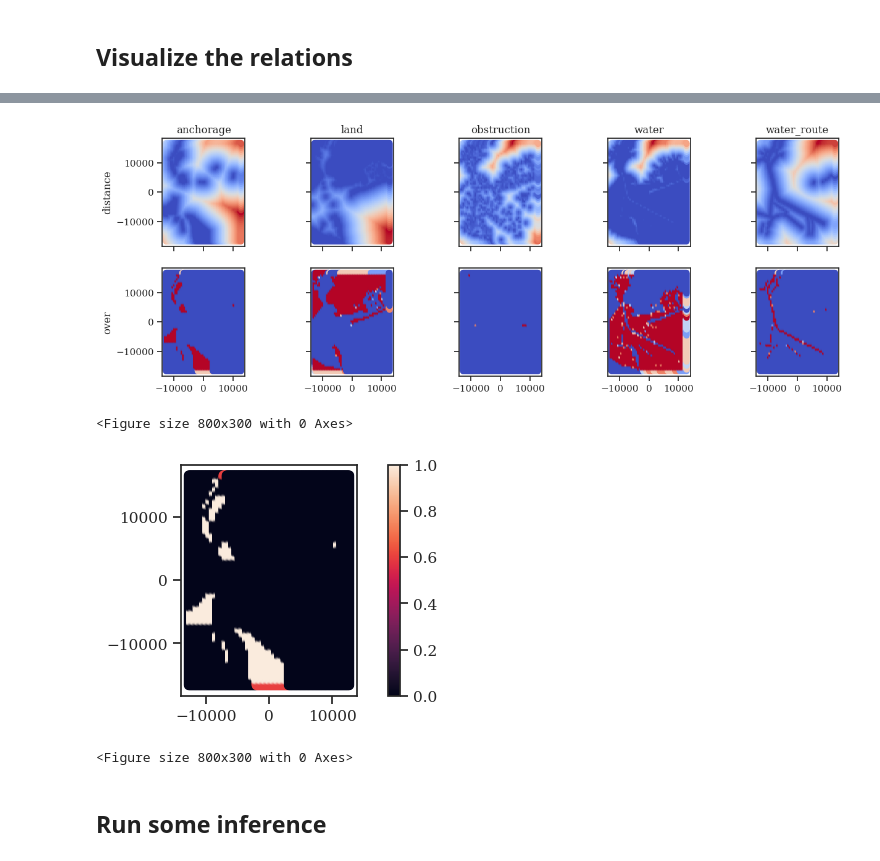
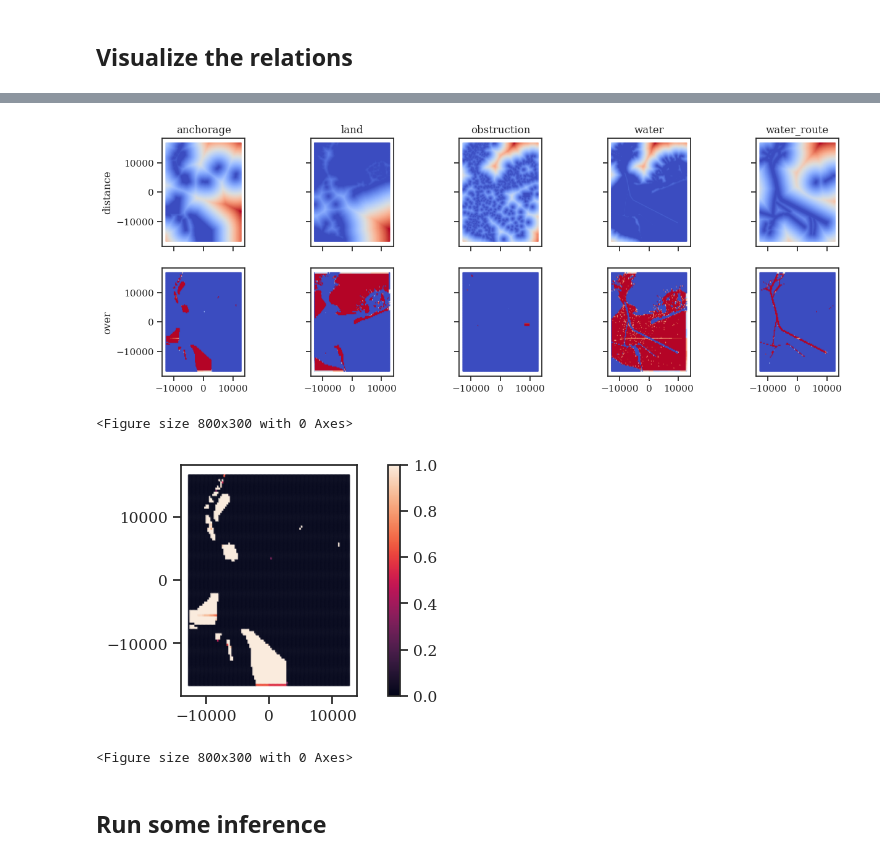
Before and after one commit to HRI-EU/ProMis, a Jupyter notebook: examples/promis-ships.ipynb, the cells around one changed output, grey strips where cells are left out. Cells and saved outputs as stored; diff of their text form; code cells hidden in the pictures.

```diff
--- a/examples/promis-ships.ipynb
+++ b/examples/promis-ships.ipynb
@@ -190,7 +173,7 @@ for i, relation_type in enumerate(all_relation_types):
 
         # Get the relation and visualize it
         relation = star_map.get(relation_type, location_type)
-        relation.parameters.scatter(axis=ax, cmap="coolwarm")
+        relation.parameters.scatter(axis=ax, cmap="coolwarm", s=0.1)
 
         # if j == len(all_location_types) - 1:
         #     plt.colorbar()
@@ -198,14 +181,14 @@ for i, relation_type in enumerate(all_relation_types):
 plt.show()
 plt.clf()
 # %% [output]
-[figure, old version]
+[figure, new version]
 <Figure size 800x300 with 0 Axes>
 # %%
 relation = star_map.get("over", "anchorage")
-relation.parameters.scatter(vmin=0)
+relation.parameters.scatter(vmin=0, s=0.1)
 plt.colorbar()
 plt.show()
 plt.clf()
 # %% [output]
-[figure, old version]
+[figure, new version]
 <Figure size 800x300 with 0 Axes>
```
Also changed, not shown: parts of 45 cells of this notebook, 4 other files.
